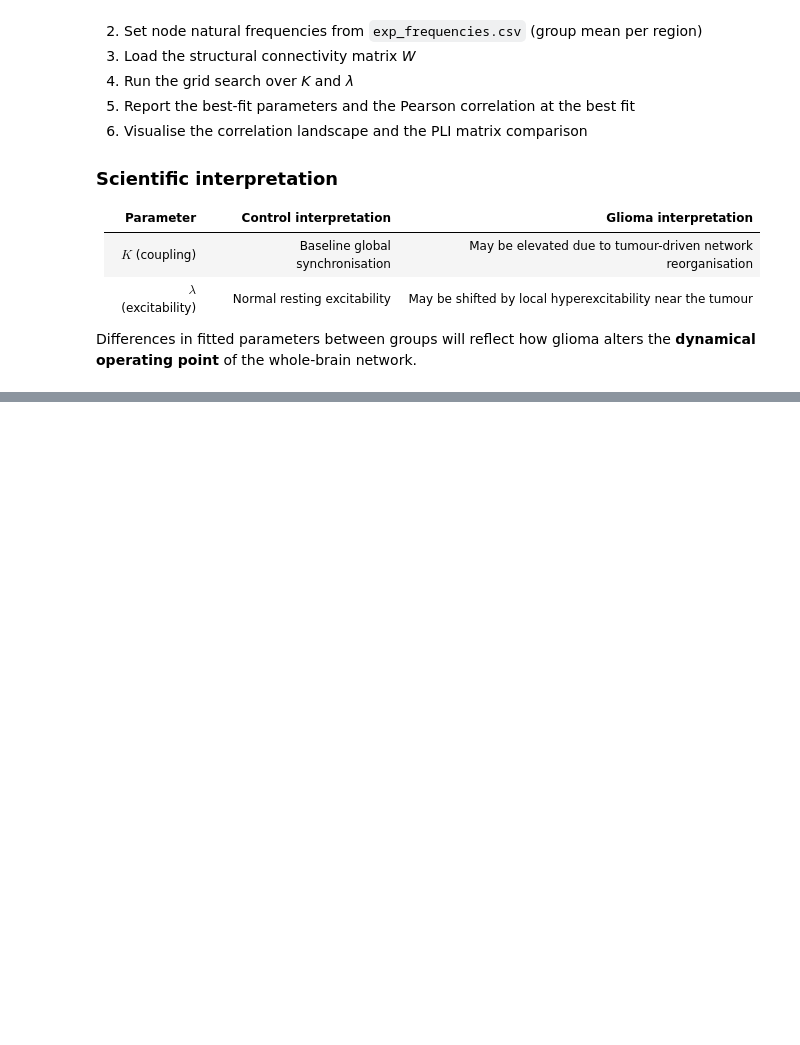
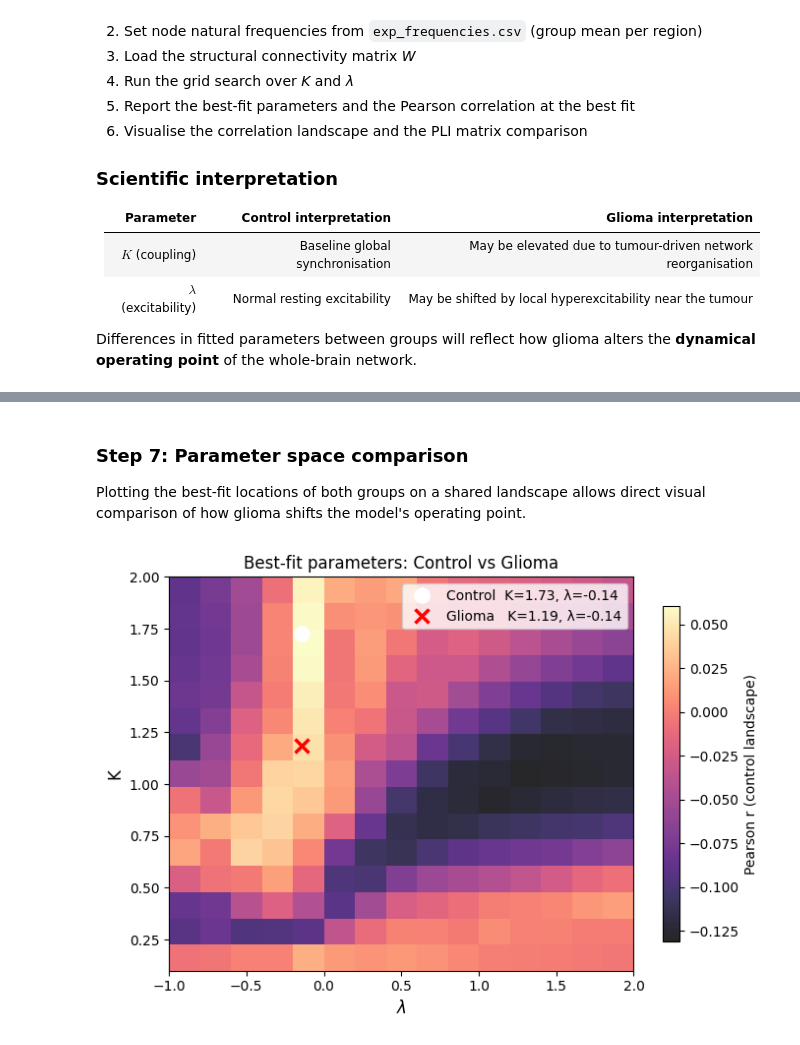
Before and after one commit to BobRice1/Functional-connectotomy, a Jupyter notebook: notebooks/04_validation_and_fitting.ipynb, the cells around one changed output, grey strips where cells are left out. Cells and saved outputs as stored; diff of their text form; code cells hidden in the pictures; blank space fills up the shorter version.

```diff
--- a/notebooks/04_validation_and_fitting.ipynb
+++ b/notebooks/04_validation_and_fitting.ipynb
@@ -385,0 +726,30 @@ Differences in fitted parameters between groups will reflect how glioma alters t
+# %% [markdown]
+### Step 7: Parameter space comparison
+
+Plotting the best-fit locations of both groups on a shared landscape allows direct visual comparison of how glioma shifts the model's operating point.
+# %%
+fig, ax = plt.subplots(figsize=(7, 5))
+
+# Use control landscape as background
+im = ax.imshow(
+    corr_map_ctrl,
+    origin="lower", aspect="auto",
+    extent=[lam_values_emp[0], lam_values_emp[-1],
+            K_values_emp[0],   K_values_emp[-1]],
+    cmap="magma", alpha=0.85,
+)
+plt.colorbar(im, ax=ax, label="Pearson r (control landscape)", shrink=0.85)
+
+ax.plot(best_params_ctrl[1], best_params_ctrl[0],
+        "wo", ms=10, mew=2, label=f"Control  K={best_params_ctrl[0]:.2f}, λ={best_params_ctrl[1]:.2f}")
+ax.plot(best_params_glio[1], best_params_glio[0],
+        "rx", ms=10, mew=2.5, label=f"Glioma   K={best_params_glio[0]:.2f}, λ={best_params_glio[1]:.2f}")
+
+ax.set_xlabel(r"$\lambda$", fontsize=12)
+ax.set_ylabel("K", fontsize=12)
+ax.set_title("Best-fit parameters: Control vs Glioma", fontsize=12)
+ax.legend(fontsize=10)
+plt.tight_layout()
+plt.show()
+# %% [output]
+[figure, added]
```
Also changed, not shown: parts of 22 cells of this notebook.
